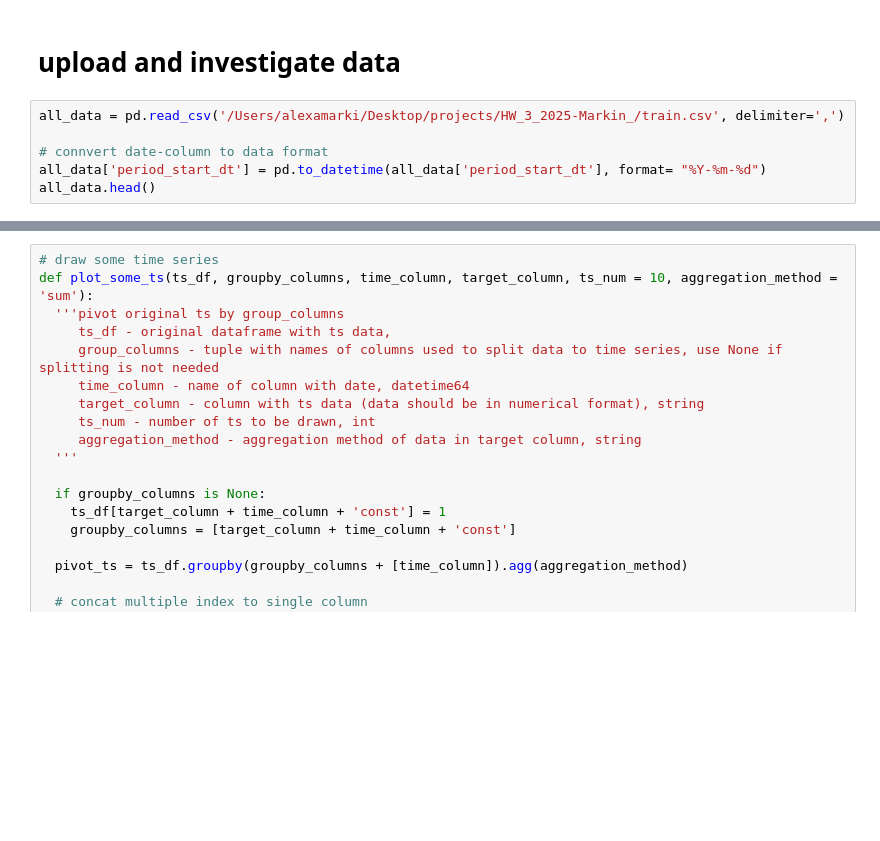
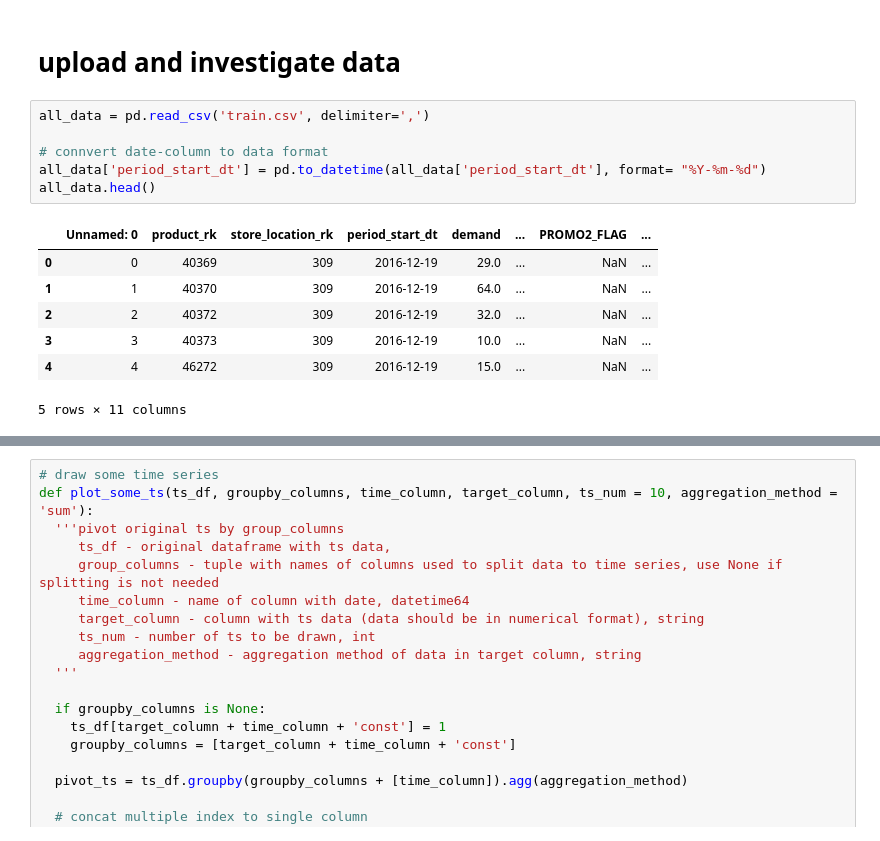
Before and after one commit to alexamarki/HW_3_2025-Markin, a Jupyter notebook: markin_solution_hw3.ipynb, the cells around one changed output, grey strips where cells are left out. Drawn from its saved outputs; the diff is of its cells as text; blank space fills up the shorter version.

```diff
--- a/markin_solution_hw3.ipynb
+++ b/markin_solution_hw3.ipynb
@@ -24,11 +43,19 @@ pd.options.plotting.backend = "plotly"
 # %% [markdown]
 # upload and investigate data
 # %%
-all_data = pd.read_csv('/Users/alexamarki/Desktop/projects/HW_3_2025-Markin_/train.csv', delimiter=',')
+all_data = pd.read_csv('train.csv', delimiter=',')
 
 # connvert date-column to data format
 all_data['period_start_dt'] = pd.to_datetime(all_data['period_start_dt'], format= "%Y-%m-%d")
 all_data.head()
+# %% [output]
+|  | Unnamed: 0 | product_rk | store_location_rk | period_start_dt | demand | ... | PROMO2_FLAG | ... |
+| 0 | 0 | 40369 | 309 | 2016-12-19 | 29.0 | ... | NaN | ... |
+| 1 | 1 | 40370 | 309 | 2016-12-19 | 64.0 | ... | NaN | ... |
+| 2 | 2 | 40372 | 309 | 2016-12-19 | 32.0 | ... | NaN | ... |
+| 3 | 3 | 40373 | 309 | 2016-12-19 | 10.0 | ... | NaN | ... |
+| 4 | 4 | 46272 | 309 | 2016-12-19 | 15.0 | ... | NaN | ... |
+5 rows × 11 columns
 # %%
 # rename "Unnamed: 0" to id (it's needed to manage train/and)
 all_data.rename(columns={'Unnamed: 0': 'id'}, inplace=True)
```
Also changed, not shown: parts of 35 cells of this notebook.
